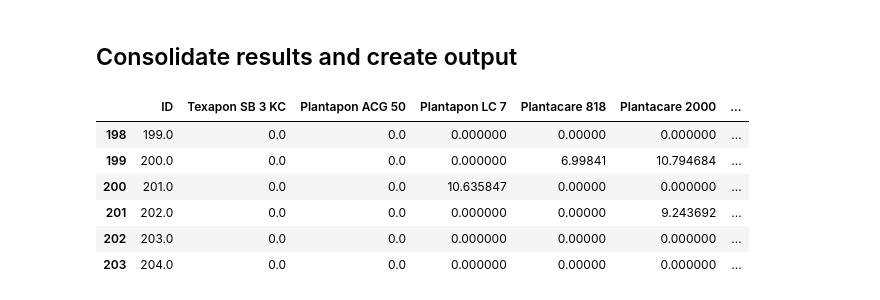
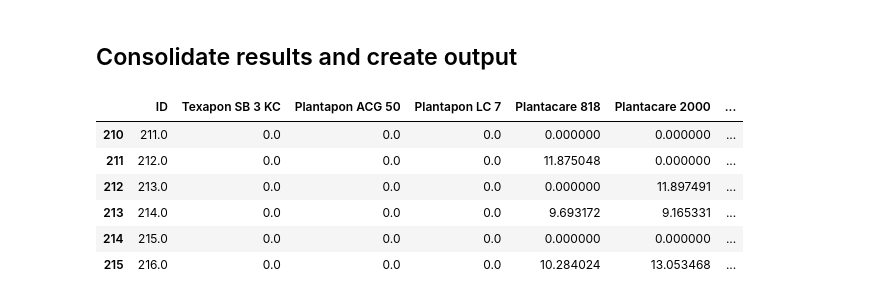
Before and after one commit to AniketChitre/formulations-prep, a Jupyter notebook: balance_analysis.ipynb, the cells around one changed output. Drawn from its saved outputs; the diff is of its cells as text; code cells hidden in the pictures.

```diff
--- a/balance_analysis.ipynb
+++ b/balance_analysis.ipynb
@@ -6,7 +6,7 @@ import pandas as pd
 %matplotlib notebook
 
 speciesList = pmb.PipettingSpecies.readCSV('SpeciesDictionary.csv')
-instructions = pmb.PipettingInstructions.readCSV('DoE_csv/MasterDataset_OT_DoE_20-26-03-23.csv', firstRow=198, lastRow=204)
+instructions = pmb.PipettingInstructions.readCSV('DoE_csv/MasterDataset_OT_DoE_20-26-03-23.csv', firstRow=210, lastRow=216)
 targetVolume = 10
 sampleList = pmb.PipettingSample.createSamples(instructions,targetVol=targetVolume)
 maxVolume = 1
@@ -15,7 +15,7 @@ for sample in sampleList:
     sample.getVolFracSeries(speciesDictionary=speciesList)
 steps = pmb.PipettingStep.createSteps(instructions=instructions,speciesDictionary=speciesList,sampleList=sampleList,maxVol=maxVolume)
 
-massProfile = pmb.MassProfile('mass_data/MassProfile_210323_S199-204.csv',t_baseline=30,derivNoise=0.005,secDerivNoise=0.001)
+massProfile = pmb.MassProfile('mass_data/MassProfile_240323_S211-216.csv',t_baseline=25,derivNoise=0.005,secDerivNoise=0.001)
 #default t_baseline=25
 # %% [markdown]
 ## Analyse Water Addition
@@ -94,19 +93,19 @@ Addition of 0.266g Arlypon TT detected from 2880s to 2894s - expected volume = 0
 # %%
 for step in steps:
     step.addToSample()
 actualMassFractions = pd.DataFrame(dtype='float64').reindex_like(instructions)
 actualMassFractions[:]=0
 for i in range(len(sampleList)):
     actualMassFractions['ID'].iloc[i] = sampleList[i].sampleId
     for entry in sampleList[i].addedMassSeries.iteritems():
         actualMassFractions[entry[0]].iloc[i] = entry[1]/sampleList[i].actualMass*100
-actualMassFractions.to_csv('mass_data/FreshlyAnalysed_210323_S199-S204.csv', index=False)
+actualMassFractions.to_csv('mass_data/FreshlyAnalysed_240323_S211-S216.csv', index=False)
 actualMassFractions
 # %% [output]
 |  | ID | Texapon SB 3 KC | Plantapon ACG 50 | Plantapon LC 7 | Plantacare 818 | Plantacare 2000 | ... |
-| 198 | 199.0 | 0.0 | 0.0 | 0.000000 | 0.00000 | 0.000000 | ... |
-| 199 | 200.0 | 0.0 | 0.0 | 0.000000 | 6.99841 | 10.794684 | ... |
-| 200 | 201.0 | 0.0 | 0.0 | 10.635847 | 0.00000 | 0.000000 | ... |
-| 201 | 202.0 | 0.0 | 0.0 | 0.000000 | 0.00000 | 9.243692 | ... |
-| 202 | 203.0 | 0.0 | 0.0 | 0.000000 | 0.00000 | 0.000000 | ... |
-| 203 | 204.0 | 0.0 | 0.0 | 0.000000 | 0.00000 | 0.000000 | ... |
+| 210 | 211.0 | 0.0 | 0.0 | 0.0 | 0.000000 | 0.000000 | ... |
+| 211 | 212.0 | 0.0 | 0.0 | 0.0 | 11.875048 | 0.000000 | ... |
+| 212 | 213.0 | 0.0 | 0.0 | 0.0 | 0.000000 | 11.897491 | ... |
+| 213 | 214.0 | 0.0 | 0.0 | 0.0 | 9.693172 | 9.165331 | ... |
+| 214 | 215.0 | 0.0 | 0.0 | 0.0 | 0.000000 | 0.000000 | ... |
+| 215 | 216.0 | 0.0 | 0.0 | 0.0 | 10.284024 | 13.053468 | ... |
```
Also changed, not shown: parts of 4 cells of this notebook, 7 other files.
